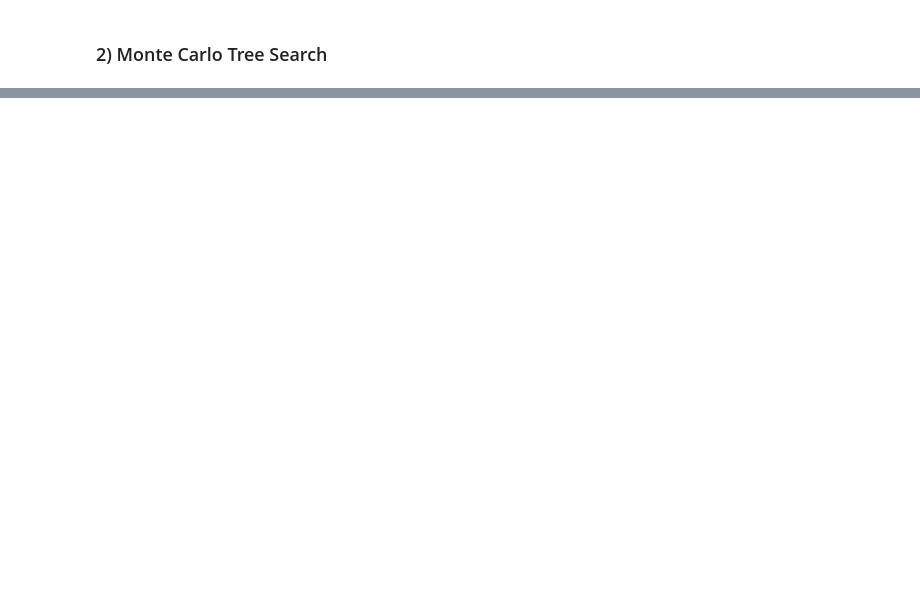
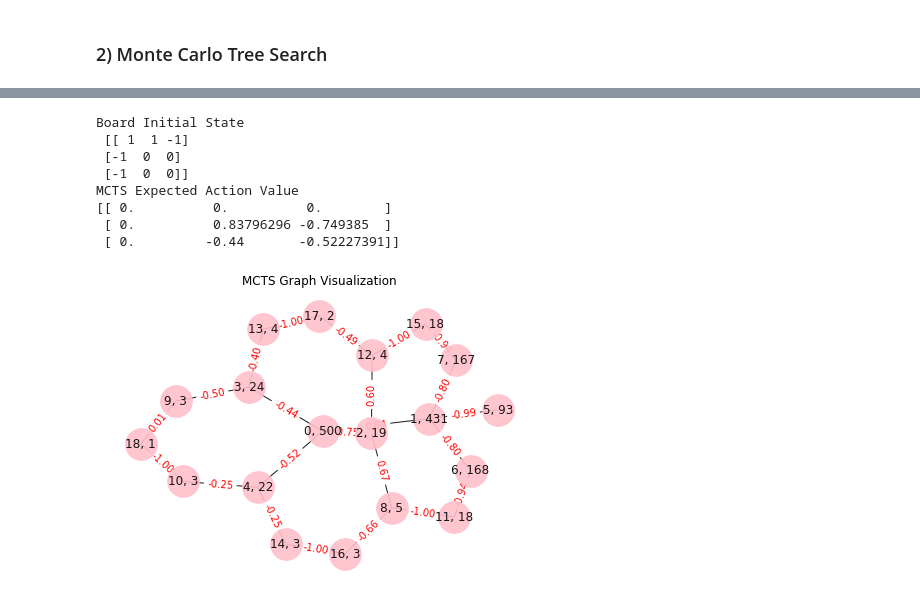
Before and after one commit to amdson/azul_rl, a Jupyter notebook: final_hw.ipynb, the cells around one changed output, grey strips where cells are left out. Saved outputs shown, nothing was run; the diff lists cells and outputs as text; code cells hidden in the pictures; blank space fills up the shorter version.

```diff
--- a/final_hw.ipynb
+++ b/final_hw.ipynb
@@ -628,9 +132,0 @@ def train_step(state, state_b, pa_b, r_b):
-# %%
-state = create_train_state(rng, 0.01, 0.1)
-for i in range(150):
-    print(f"Batch {i}")
-    train_examples = []
-    for i in range(10):
-        train_examples += self_play_episode(lambda x: model_agent(x, {'params': state.params}), num_sims=150)
-    state_b, pa_b, r_b = batch_examples(train_examples)
-    state = train_step(state, state_b, pa_b, r_b)
@@ -689,18 +132,0 @@ def play_match(agent1, agent2):
-# %%
-fig, axis = plt.subplots()
-match_results = []
-for i in range(100):
-    match_results.append(play_match(mcts_rand_agent, random_agent))
-counts, bins = np.histogram(match_results, bins=3)
-axis.bar([-1, 0, 1], counts, tick_label=['Loss', 'Tie', 'Win'])
-axis.set_title("Random MCTS vs Random")
-fig.show()
-
-fig, axis = plt.subplots()
-match_results = []
-for i in range(100):
-    match_results.append(play_match(mcts_agent, random_agent))
-counts, bins = np.histogram(match_results, bins=3)
-axis.bar([-1, 0, 1], counts, tick_label=['Loss', 'Tie', 'Win'])
-axis.set_title("MCTS vs Random")
-fig.show()
@@ -739,5 +132,0 @@ fig.show()
-# %%
-match_results = []
-for i in range(1000):
-    match_results.append(play_match(random_agent, random_agent))
-plt.hist(match_results)
@@ -752,0 +370,20 @@ general reinforcement learning algorithm that masters chess, shogi, and Go throu
+# %%
+root_state = np.array([1, 1,  -1, -1, 0,  0, -1,  0, 0])
+print("Board Initial State\n", root_state.reshape((3,3)))
+mcts = MCTS(max_size=5000)
+mcts.mcts_eval(root_state, toy_model, 500)
+
+print("MCTS Expected Action Value")
+print(mcts.action_mean_value[0].reshape((3,3)))
+
+mcts.visualize_tree()
+# %% [output]
+Board Initial State
+ [[ 1  1 -1]
+ [-1  0  0]
+ [-1  0  0]]
+MCTS Expected Action Value
+[[ 0.          0.          0.        ]
+ [ 0.          0.83796296 -0.749385  ]
+ [ 0.         -0.44       -0.52227391]]
+[figure, added]
```
Also changed, not shown: parts of 61 cells of this notebook, 8 other files.
